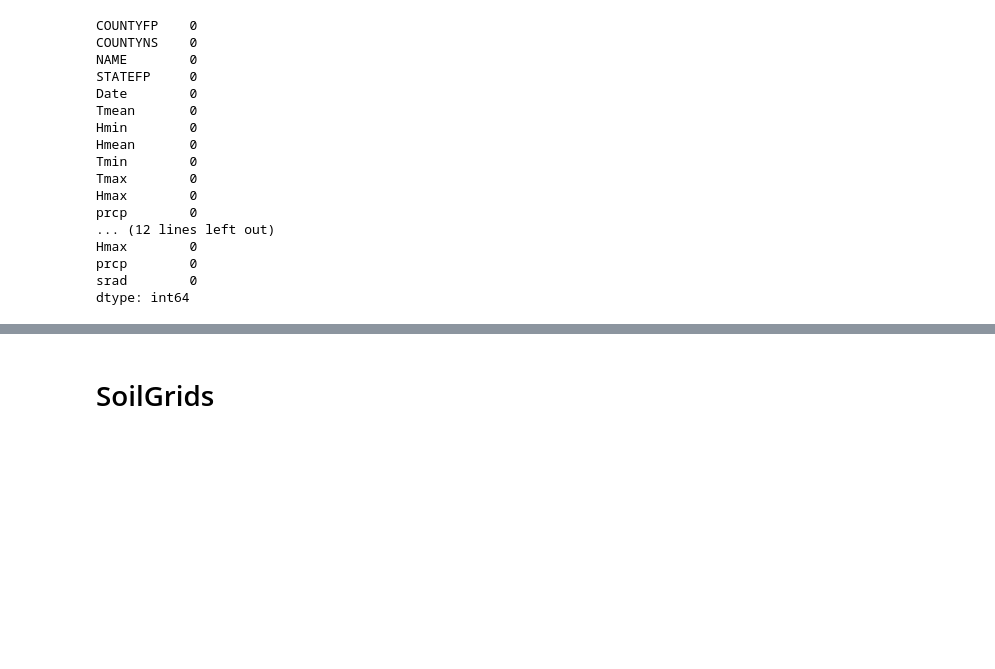
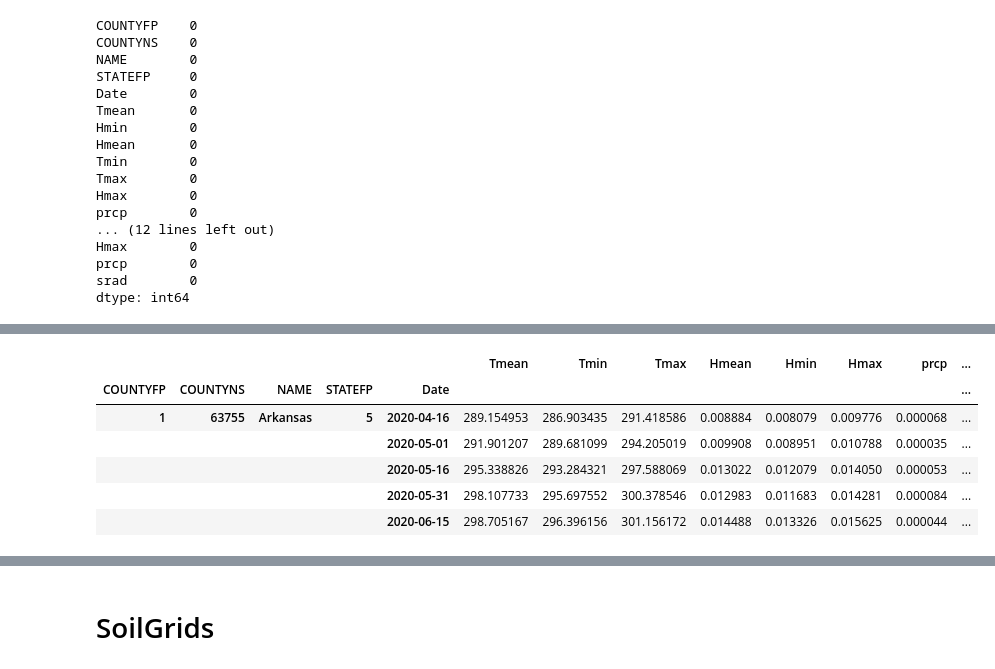
Before and after one commit to suffenjoy/Corn_Soy_Yield_Prediction_S2, a Jupyter notebook: Corn_Soy_Yield_DataCleaning.ipynb, the cells around one changed output, grey strips where cells are left out. Saved outputs shown, nothing was run; the diff lists cells and outputs as text; code cells hidden in the pictures; blank space fills up the shorter version.

```diff
--- a/Corn_Soy_Yield_DataCleaning.ipynb
+++ b/Corn_Soy_Yield_DataCleaning.ipynb
@@ -300,0 +308,10 @@ df_all.head()
+# %%
+df_all_resample.head()
+# %% [output]
+|  |  |  |  |  | Tmean | Tmin | Tmax | Hmean | Hmin | Hmax | prcp | ... |
+| COUNTYFP | COUNTYNS | NAME | STATEFP | Date |  |  |  |  |  |  |  | ... |
+| 1 | 63755 | Arkansas | 5 | 2020-04-16 | 289.154953 | 286.903435 | 291.418586 | 0.008884 | 0.008079 | 0.009776 | 0.000068 | ... |
+|  |  |  |  | 2020-05-01 | 291.901207 | 289.681099 | 294.205019 | 0.009908 | 0.008951 | 0.010788 | 0.000035 | ... |
+|  |  |  |  | 2020-05-16 | 295.338826 | 293.284321 | 297.588069 | 0.013022 | 0.012079 | 0.014050 | 0.000053 | ... |
+|  |  |  |  | 2020-05-31 | 298.107733 | 295.697552 | 300.378546 | 0.012983 | 0.011683 | 0.014281 | 0.000084 | ... |
+|  |  |  |  | 2020-06-15 | 298.705167 | 296.396156 | 301.156172 | 0.014488 | 0.013326 | 0.015625 | 0.000044 | ... |
```
Also changed, not shown: parts of 16 cells of this notebook.
